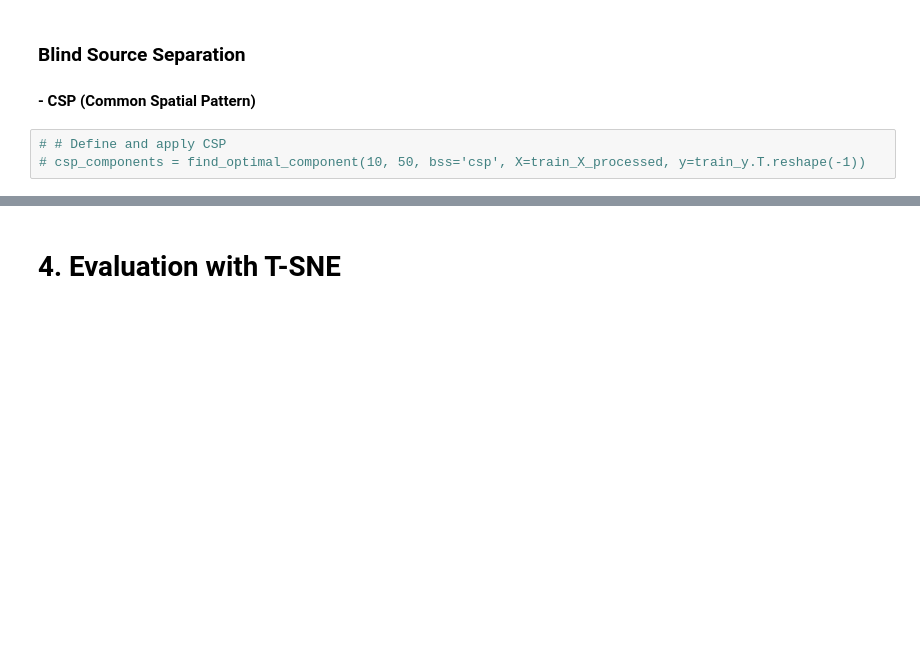
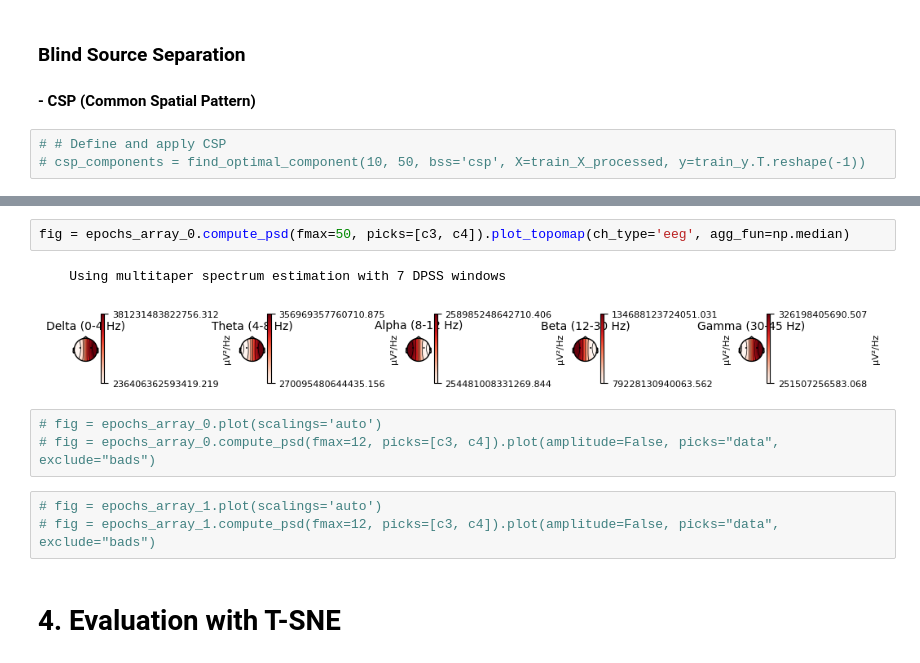
Before and after one commit to seohyunseo/EEG-signal-processing, a Jupyter notebook: eeg_data_analysis_v2.ipynb, the cells around one changed output, grey strips where cells are left out. Drawn from its saved outputs; the diff is of its cells as text; blank space fills up the shorter version.

```diff
--- a/eeg_data_analysis_v2.ipynb
+++ b/eeg_data_analysis_v2.ipynb
@@ -251,3 +344,14 @@ Done.
+# %%
+fig = epochs_array_0.compute_psd(fmax=50, picks=[c3, c4]).plot_topomap(ch_type='eeg', agg_fun=np.median)
+# %% [output]
+    Using multitaper spectrum estimation with 7 DPSS windows
+[figure, added]
+# %%
+# fig = epochs_array_0.plot(scalings='auto')
+# fig = epochs_array_0.compute_psd(fmax=12, picks=[c3, c4]).plot(amplitude=False, picks="data", exclude="bads")
+# %%
+# fig = epochs_array_1.plot(scalings='auto')
+# fig = epochs_array_1.compute_psd(fmax=12, picks=[c3, c4]).plot(amplitude=False, picks="data", exclude="bads")
 # %% [markdown]
 # 4. Evaluation with T-SNE
 # %%
```
Also changed, not shown: parts of 28 cells of this notebook, 3 other files.
